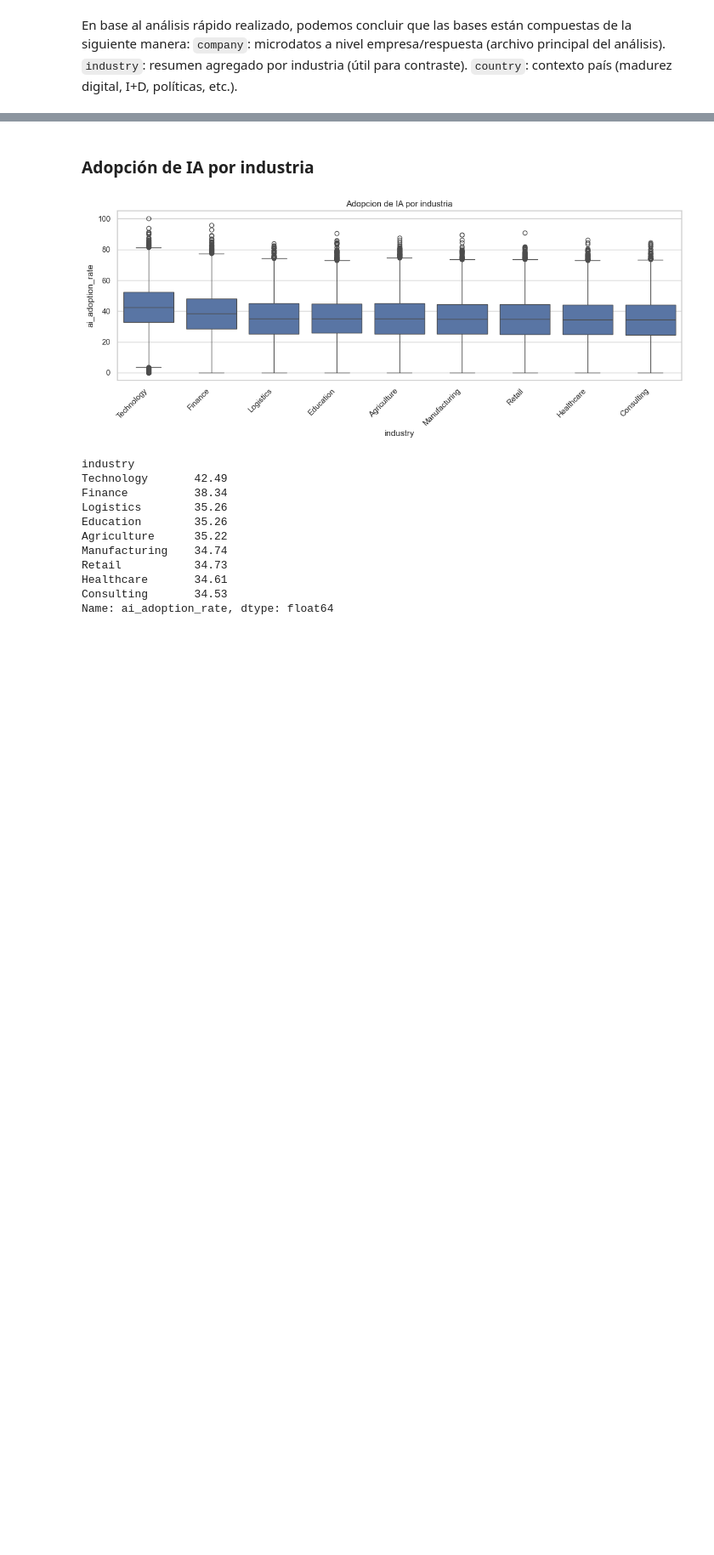
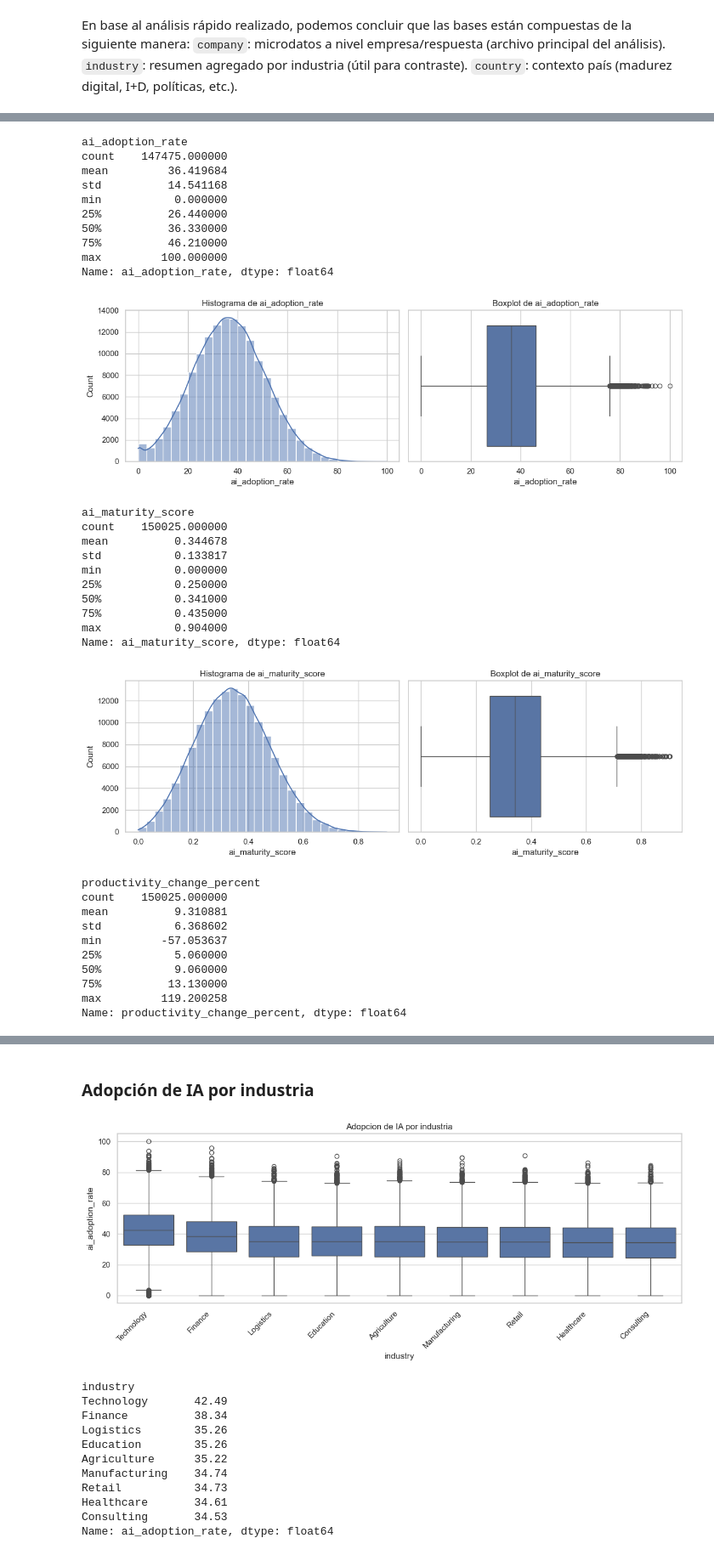
Before and after one commit to Ericsig/DiploDatos, a Jupyter notebook: notebook/eda_notebook.ipynb, the cells around one changed output, grey strips where cells are left out. Shown at 85% size. Drawn from its saved outputs; the diff is of its cells as text; code cells hidden in the pictures; blank space fills up the shorter version.

```diff
--- a/notebook/eda_notebook.ipynb
+++ b/notebook/eda_notebook.ipynb
@@ -300,12 +164,0 @@ Usamos frecuencias normalizadas (`value_counts(normalize=True)`) para que la lec
-# %%
-for col in ['industry', 'company_size']:
-    dist = company[col].value_counts(dropna=False, normalize=True).head(10)
-    print(f'\nDistribucion relativa de {col} (top 10):')
-    print((dist * 100).round(2))
-
-    plt.figure(figsize=(10, 4))
-    sns.countplot(data=company, x=col, order=company[col].value_counts().index[:10])
-    plt.title(f'Frecuencia de {col} (top 10)')
-    plt.xticks(rotation=45, ha='right')
-    plt.tight_layout()
-    plt.show()
@@ -352,0 +834,49 @@ Aquí exploramos tres relaciones alineadas con la consigna:
+# %%
+num_vars = ['ai_adoption_rate', 'ai_maturity_score', 'productivity_change_percent']
+
+for col in num_vars:
+    print(f'\n{col}')
+    print(company_limpio[col].describe())
+
+    fig, axes = plt.subplots(1, 2, figsize=(12, 4))
+    sns.histplot(company_limpio[col], bins=30, kde=True, ax=axes[0])
+    axes[0].set_title(f'Histograma de {col}')
+
+    sns.boxplot(x=company_limpio[col], ax=axes[1])
+    axes[1].set_title(f'Boxplot de {col}')
+
+    plt.tight_layout()
+    plt.show()
+# %% [output]
+ai_adoption_rate
+count    147475.000000
+mean         36.419684
+std          14.541168
+min           0.000000
+25%          26.440000
+50%          36.330000
+75%          46.210000
+max         100.000000
+Name: ai_adoption_rate, dtype: float64
+[figure, added]
+ai_maturity_score
+count    150025.000000
+mean          0.344678
+std           0.133817
+min           0.000000
+25%           0.250000
+50%           0.341000
+75%           0.435000
+max           0.904000
+Name: ai_maturity_score, dtype: float64
+[figure, added]
+productivity_change_percent
+count    150025.000000
+mean          9.310881
+std           6.368602
+min         -57.053637
+25%           5.060000
+50%           9.060000
+75%          13.130000
+max         119.200258
+Name: productivity_change_percent, dtype: float64
```
Also changed, not shown: parts of 39 cells of this notebook, 1 other file.
